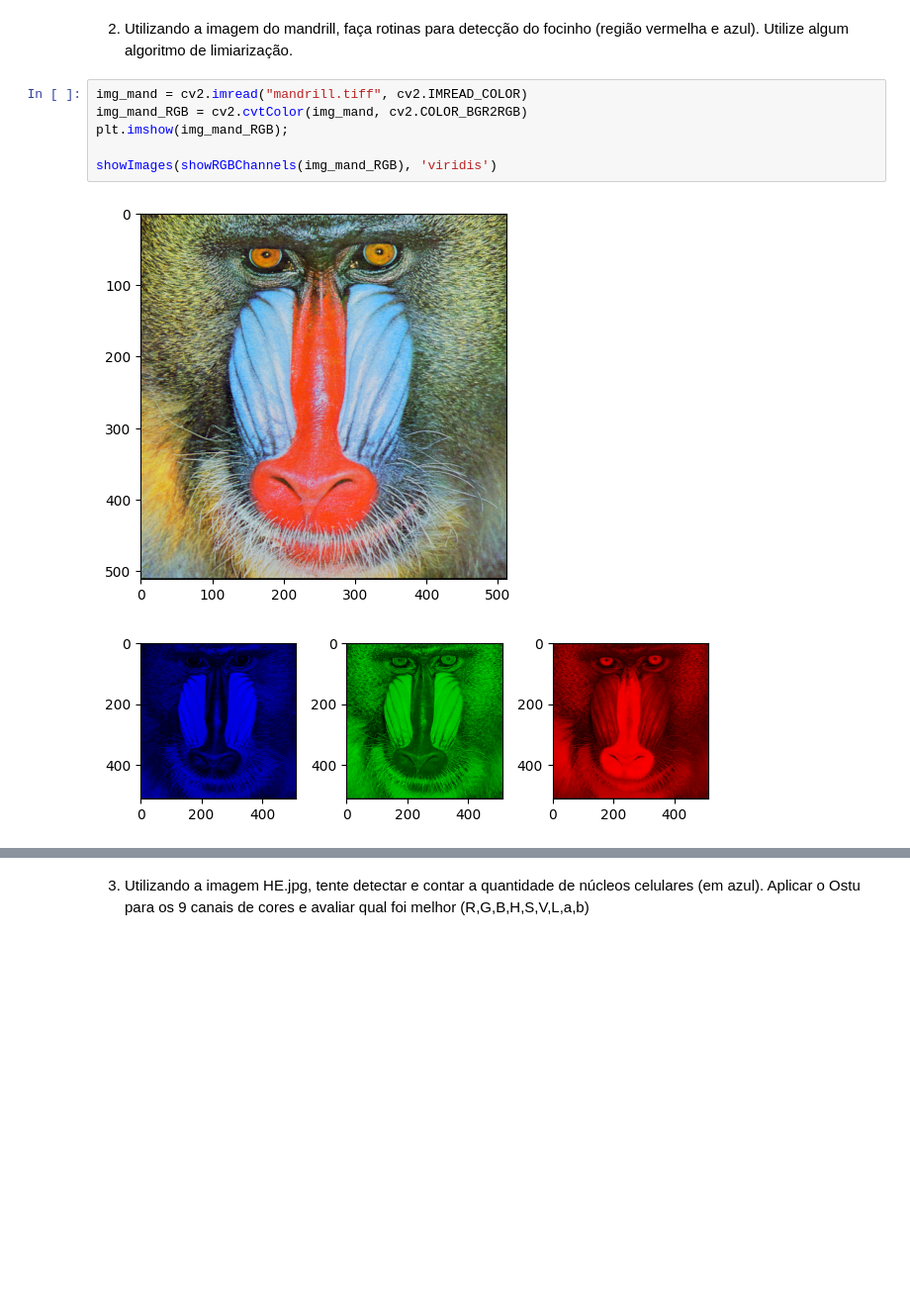
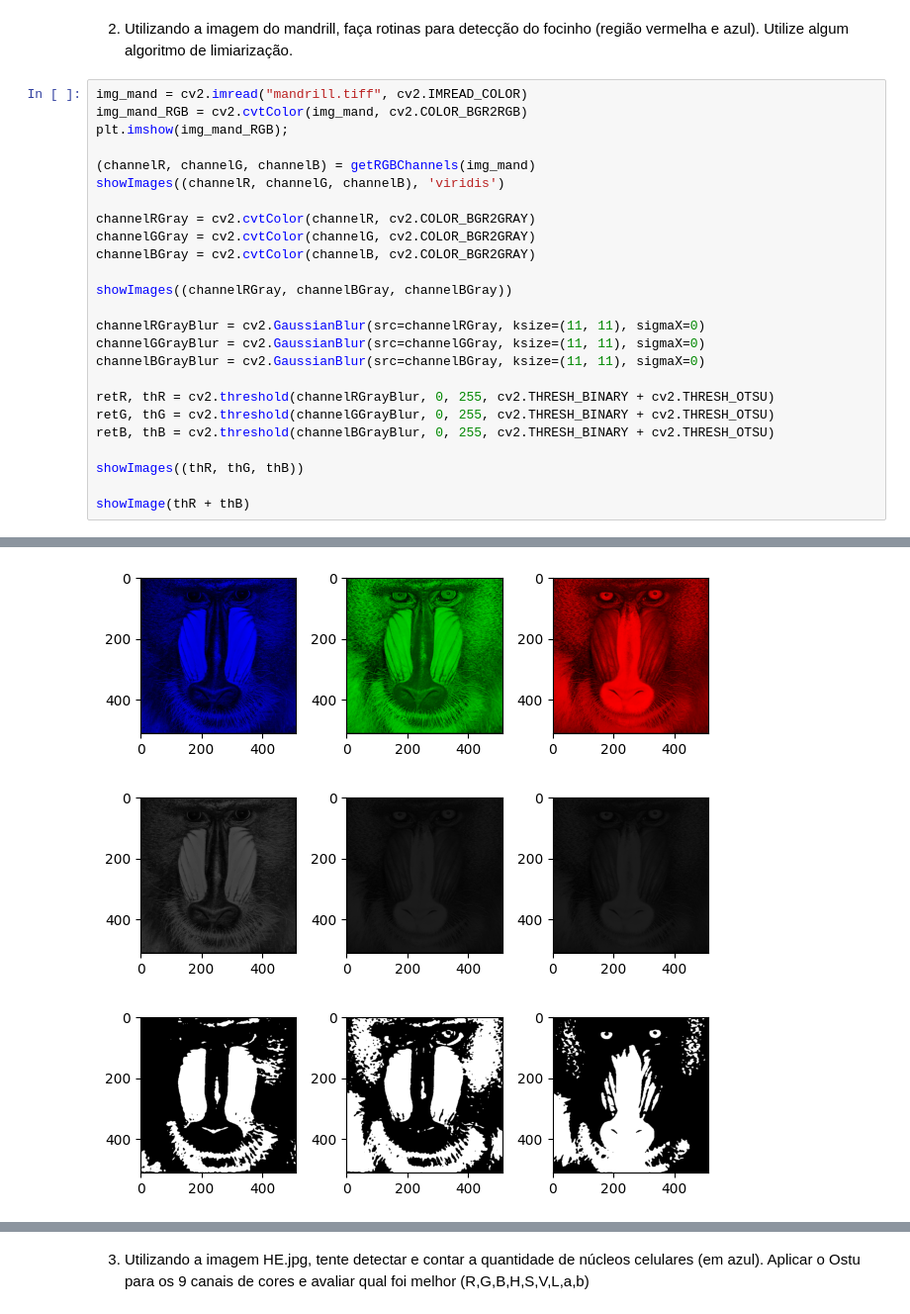
Before and after one commit to Elymas-Magus/gsi058_t1_pedropaulo.spaiva.a, a Jupyter notebook: Lab09 - Color/lab09.ipynb, the cells around one changed output, grey strips where cells are left out. Shown at 99% size. Saved outputs shown, nothing was run; the diff lists cells and outputs as text; blank space fills up the shorter version.

```diff
--- a/Lab09 - Color/lab09.ipynb
+++ b/Lab09 - Color/lab09.ipynb
@@ -144,11 +183,28 @@ plotRGBChannelsHist(img3RGB)
 # %% [markdown]
 2)	Utilizando a imagem do mandrill, faça rotinas para detecção do focinho (região vermelha e azul). Utilize algum algoritmo de limiarização.
-# %%
-img_mand = cv2.imread("mandrill.tiff", cv2.IMREAD_COLOR)
-img_mand_RGB = cv2.cvtColor(img_mand, cv2.COLOR_BGR2RGB)
-plt.imshow(img_mand_RGB);
-
-showImages(showRGBChannels(img_mand_RGB), 'viridis')
-# %% [output]
-[figure, removed]
-[figure, removed]
+# %%
+img_mand = cv2.imread("mandrill.tiff", cv2.IMREAD_COLOR)
+img_mand_RGB = cv2.cvtColor(img_mand, cv2.COLOR_BGR2RGB)
+plt.imshow(img_mand_RGB);
+
+(channelR, channelG, channelB) = getRGBChannels(img_mand)
+showImages((channelR, channelG, channelB), 'viridis')
+
+channelRGray = cv2.cvtColor(channelR, cv2.COLOR_BGR2GRAY)
+channelGGray = cv2.cvtColor(channelG, cv2.COLOR_BGR2GRAY)
+channelBGray = cv2.cvtColor(channelB, cv2.COLOR_BGR2GRAY)
+
+showImages((channelRGray, channelBGray, channelBGray))
+
+channelRGrayBlur = cv2.GaussianBlur(src=channelRGray, ksize=(11, 11), sigmaX=0)
+channelGGrayBlur = cv2.GaussianBlur(src=channelGGray, ksize=(11, 11), sigmaX=0)
+channelBGrayBlur = cv2.GaussianBlur(src=channelBGray, ksize=(11, 11), sigmaX=0)
+
+retR, thR = cv2.threshold(channelRGrayBlur, 0, 255, cv2.THRESH_BINARY + cv2.THRESH_OTSU)
+retG, thG = cv2.threshold(channelGGrayBlur, 0, 255, cv2.THRESH_BINARY + cv2.THRESH_OTSU)
+retB, thB = cv2.threshold(channelBGrayBlur, 0, 255, cv2.THRESH_BINARY + cv2.THRESH_OTSU)
+
+showImages((thR, thG, thB))
+
+showImage(thR + thB)
+# %% [output]
@@ -154,0 +212,3 @@ showImages(showRGBChannels(img_mand_RGB), 'viridis')
+[figure, added]
+[figure, added]
+[figure, added]
```
Also changed, not shown: parts of 6 cells of this notebook, 1 other file.
